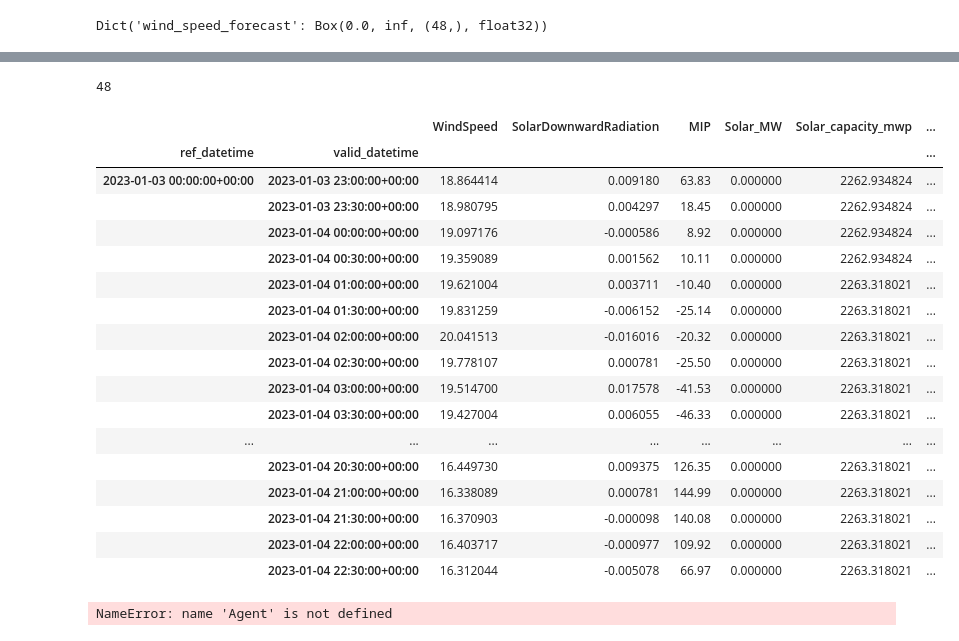
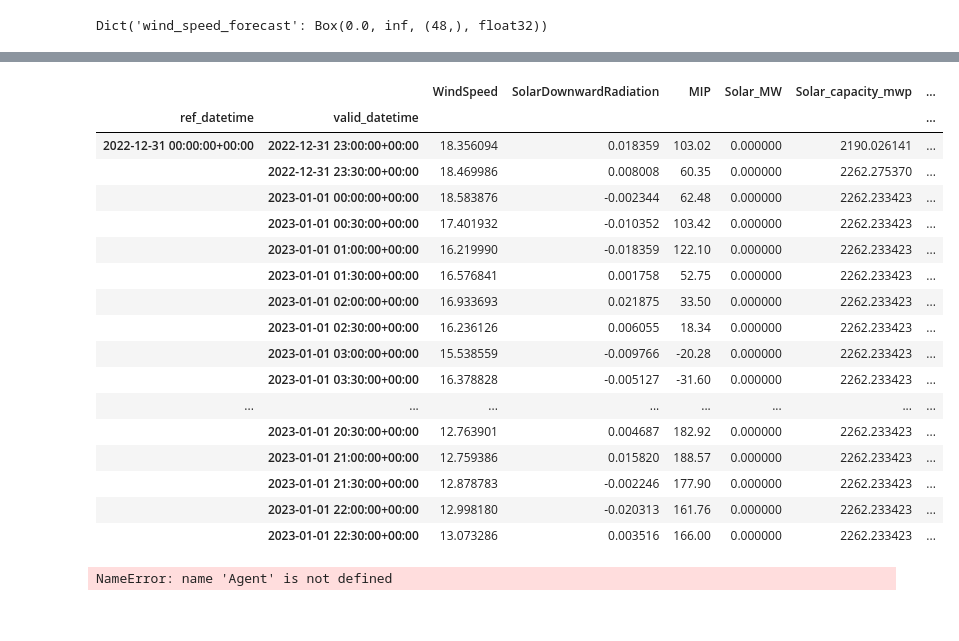
Before and after one commit to rebase-energy/enflow, a Jupyter notebook: enerflow/examples/heftcom2024/notebook.ipynb, the cells around one changed output, grey strips where cells are left out. Saved outputs shown, nothing was run; the diff lists cells and outputs as text; code cells hidden in the pictures.

```diff
--- a/enerflow/examples/heftcom2024/notebook.ipynb
+++ b/enerflow/examples/heftcom2024/notebook.ipynb
@@ -121,7 +136,7 @@ class HEFTCom2024Environment(gym.Env):
 
         return initial_data
 
-    def step(self, action):
+    def step(self, action=None):
         next_state = self.data[self.data["market_day"] == self.market_days[self.counter]]
         self.counter += 1
         done = self.counter >= len(self.market_days)
@@ -133,32 +148,28 @@ env = HEFTCom2024Environment(data=df_heftcom,
                              train_end="2022-12-31")
 # %%
 initial_data = env.reset()
-# %%
-len(next_state['WindSpeed'])
-# %% [output]
-48
 # %%
-next_state, done = env.step(0)
+next_state, done = env.step()
 next_state
 # %% [output]
 |  |  | WindSpeed | SolarDownwardRadiation | MIP | Solar_MW | Solar_capacity_mwp | ... |
 | ref_datetime | valid_datetime |  |  |  |  |  | ... |
-| 2023-01-03 00:00:00+00:00 | 2023-01-03 23:00:00+00:00 | 18.864414 | 0.009180 | 63.83 | 0.000000 | 2262.934824 | ... |
-|  | 2023-01-03 23:30:00+00:00 | 18.980795 | 0.004297 | 18.45 | 0.000000 | 2262.934824 | ... |
-|  | 2023-01-04 00:00:00+00:00 | 19.097176 | -0.000586 | 8.92 | 0.000000 | 2262.934824 | ... |
-|  | 2023-01-04 00:30:00+00:00 | 19.359089 | 0.001562 | 10.11 | 0.000000 | 2262.934824 | ... |
-|  | 2023-01-04 01:00:00+00:00 | 19.621004 | 0.003711 | -10.40 | 0.000000 | 2263.318021 | ... |
-|  | 2023-01-04 01:30:00+00:00 | 19.831259 | -0.006152 | -25.14 | 0.000000 | 2263.318021 | ... |
-|  | 2023-01-04 02:00:00+00:00 | 20.041513 | -0.016016 | -20.32 | 0.000000 | 2263.318021 | ... |
-|  | 2023-01-04 02:30:00+00:00 | 19.778107 | 0.000781 | -25.50 | 0.000000 | 2263.318021 | ... |
-|  | 2023-01-04 03:00:00+00:00 | 19.514700 | 0.017578 | -41.53 | 0.000000 | 2263.318021 | ... |
-|  | 2023-01-04 03:30:00+00:00 | 19.427004 | 0.006055 | -46.33 | 0.000000 | 2263.318021 | ... |
+| 2022-12-31 00:00:00+00:00 | 2022-12-31 23:00:00+00:00 | 18.356094 | 0.018359 | 103.02 | 0.000000 | 2190.026141 | ... |
+|  | 2022-12-31 23:30:00+00:00 | 18.469986 | 0.008008 | 60.35 | 0.000000 | 2262.275370 | ... |
+|  | 2023-01-01 00:00:00+00:00 | 18.583876 | -0.002344 | 62.48 | 0.000000 | 2262.233423 | ... |
+|  | 2023-01-01 00:30:00+00:00 | 17.401932 | -0.010352 | 103.42 | 0.000000 | 2262.233423 | ... |
+|  | 2023-01-01 01:00:00+00:00 | 16.219990 | -0.018359 | 122.10 | 0.000000 | 2262.233423 | ... |
+|  | 2023-01-01 01:30:00+00:00 | 16.576841 | 0.001758 | 52.75 | 0.000000 | 2262.233423 | ... |
+|  | 2023-01-01 02:00:00+00:00 | 16.933693 | 0.021875 | 33.50 | 0.000000 | 2262.233423 | ... |
+|  | 2023-01-01 02:30:00+00:00 | 16.236126 | 0.006055 | 18.34 | 0.000000 | 2262.233423 | ... |
+|  | 2023-01-01 03:00:00+00:00 | 15.538559 | -0.009766 | -20.28 | 0.000000 | 2262.233423 | ... |
+|  | 2023-01-01 03:30:00+00:00 | 16.378828 | -0.005127 | -31.60 | 0.000000 | 2262.233423 | ... |
 | ... | ... | ... | ... | ... | ... | ... | ... |
-|  | 2023-01-04 20:30:00+00:00 | 16.449730 | 0.009375 | 126.35 | 0.000000 | 2263.318021 | ... |
-|  | 2023-01-04 21:00:00+00:00 | 16.338089 | 0.000781 | 144.99 | 0.000000 | 2263.318021 | ... |
-|  | 2023-01-04 21:30:00+00:00 | 16.370903 | -0.000098 | 140.08 | 0.000000 | 2263.318021 | ... |
-|  | 2023-01-04 22:00:00+00:00 | 16.403717 | -0.000977 | 109.92 | 0.000000 | 2263.318021 | ... |
-|  | 2023-01-04 22:30:00+00:00 | 16.312044 | -0.005078 | 66.97 | 0.000000 | 2263.318021 | ... |
+|  | 2023-01-01 20:30:00+00:00 | 12.763901 | 0.004687 | 182.92 | 0.000000 | 2262.233423 | ... |
+|  | 2023-01-01 21:00:00+00:00 | 12.759386 | 0.015820 | 188.57 | 0.000000 | 2262.233423 | ... |
+|  | 2023-01-01 21:30:00+00:00 | 12.878783 | -0.002246 | 177.90 | 0.000000 | 2262.233423 | ... |
+|  | 2023-01-01 22:00:00+00:00 | 12.998180 | -0.020313 | 161.76 | 0.000000 | 2262.233423 | ... |
+|  | 2023-01-01 22:30:00+00:00 | 13.073286 | 0.003516 | 166.00 | 0.000000 | 2262.233423 | ... |
 # %%
 from enerflow.problems.objectives import PinballLoss
 from enerflow.problems.objectives import BaseScore
```
Also changed, not shown: parts of 5 cells of this notebook, 2 other files.
